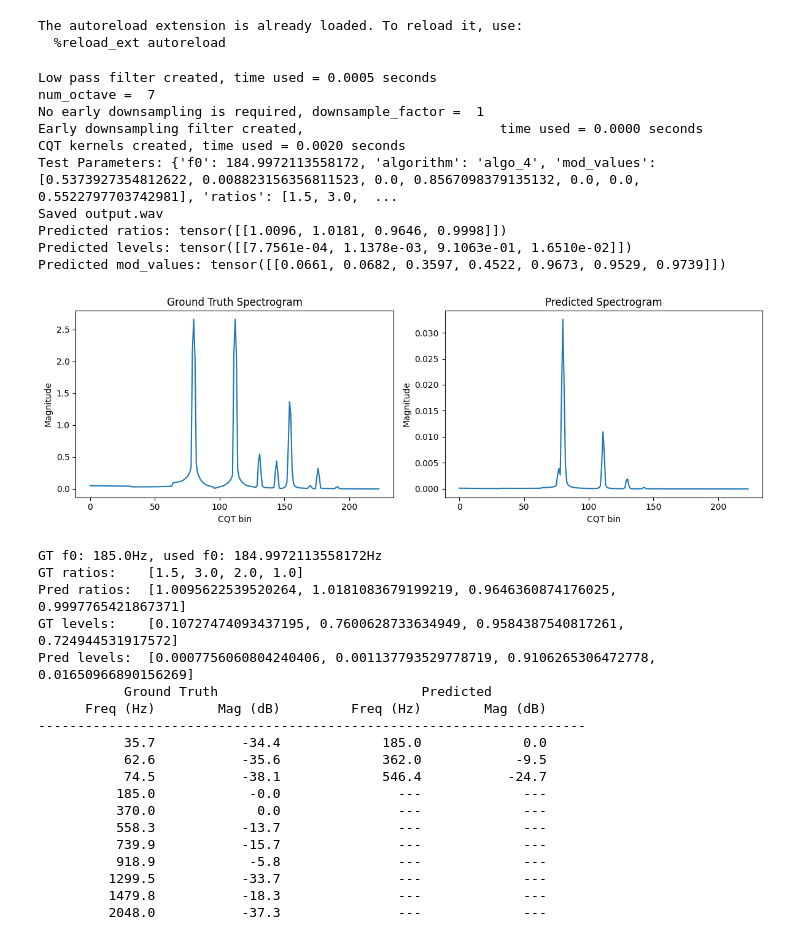
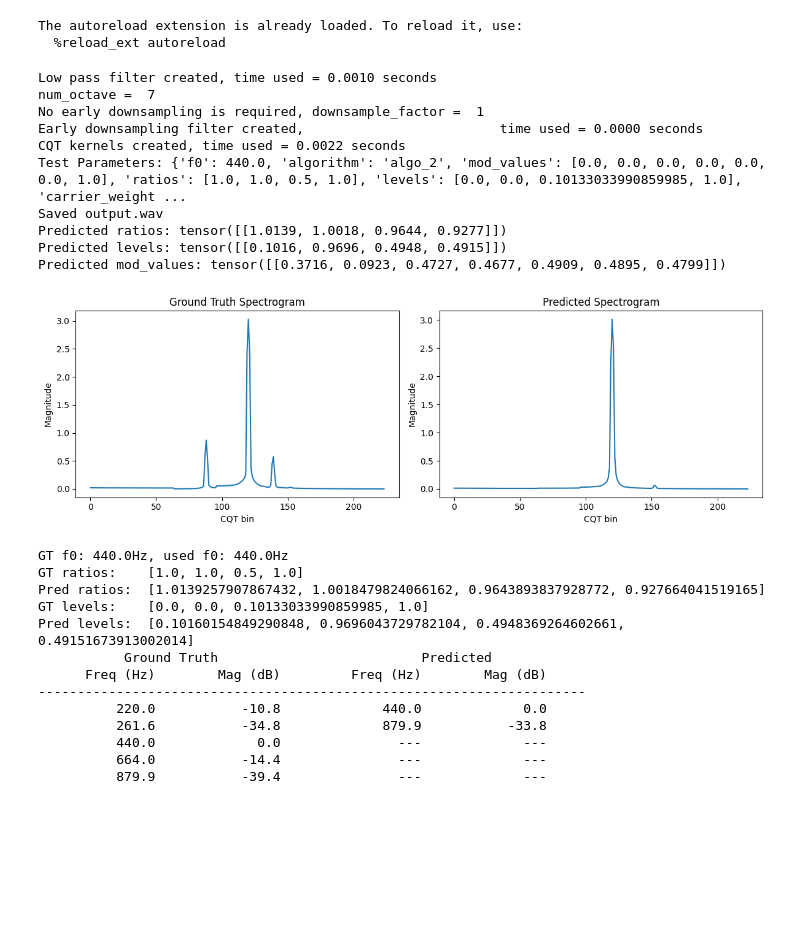
Before and after one commit to mgronberg0/FM_DDSP, a Jupyter notebook: python/notebooks/03_inferenceTest.ipynb, the cells around one changed output. Cells and saved outputs as stored; diff of their text form; code cells hidden in the pictures; blank space fills up the shorter version.

Commit message:
first training run- can identify upper harmonics but gets levels, ratios poorly

```diff
--- a/python/notebooks/03_inferenceTest.ipynb
+++ b/python/notebooks/03_inferenceTest.ipynb
@@ -39,8 +40,11 @@ bins_per_octave = 32
 n_octaves = 7
 
 # load encoder
+save_dir_pc = "B:\\TrainingData\\stage1"
+epoch = 9
+encoder_pt = os.path.join(save_dir_pc,"output",f"encoder_epoch_{epoch}.pt")
 encoder = FMEncoder(n_bins=224).to(device)
-encoder.load_state_dict(torch.load('../../data/test_run/output/encoder_epoch_8.pt',
+encoder.load_state_dict(torch.load(encoder_pt,
                                    map_location = device))
 encoder.eval()
 
@@ -50,10 +54,10 @@ cqt_transform = CQT2010v2(sr=Fs,
                           bins_per_octave = bins_per_octave).to(device)
 
 # load a target audio from the dataset
-spec = torch.load('../../data/test_run/spec_00000.pt',weights_only=False)
+spec = torch.load(os.path.join(save_dir_pc,'spec_00000.pt'),weights_only=False)
 spec = torch.tensor(spec).float().to(device)
 
-with open('../../data/test_run/params_00000.json') as f:
+with open(os.path.join(save_dir_pc,'params_00000.json')) as f:
     params = json.load(f)
     print(f"Test Parameters: {params}")
 
@@ -79,7 +83,7 @@ print("Predicted levels:", predicted['levels'])
 print("Predicted mod_values:", predicted['mod_values'])
 
 # load ground truth parameters
-with open('../../data/test_run/params_00000.json', 'r') as f:
+with open(os.path.join(save_dir_pc,f"params_00000.json"), 'r') as f:
     gt_params = json.load(f)
 
 # render ground truth audio
@@ -115,56 +119,50 @@ plt.title('Predicted Spectrogram')
 plt.xlabel('CQT bin')
 plt.ylabel('Magnitude')
 
 plt.tight_layout()
 plt.show()
 
 # print parameter comparison
 print(f"GT f0: {gt_params['f0']:.1f}Hz, used f0: {f0}Hz")
 print(f"GT ratios:    {gt_params['ratios']}")
 print(f"Pred ratios:  {predicted['ratios'][0].tolist()}")
 print(f"GT levels:    {gt_params['levels']}")
 print(f"Pred levels:  {predicted['levels'][0].tolist()}")
 
 gt_peaks, gt_freqs, gt_mags = get_peaks(gt_spec, cqt_transform)
 pred_peaks, pred_freqs, pred_mags = get_peaks(pred_spec, cqt_transform)
 
 print(f"{'Ground Truth':^35} {'Predicted':^35}")
 print(f"{'Freq (Hz)':>15} {'Mag (dB)':>15}   {'Freq (Hz)':>15} {'Mag (dB)':>15}")
 print("-" * 70)
 
 max_peaks = max(len(gt_peaks), len(pred_peaks))
 for i in range(max_peaks):
     gt_str = f"{gt_freqs[i]:>15.1f} {20*np.log10(gt_mags[i]/gt_mags.max()):>15.1f}" if i < len(gt_peaks) else f"{'---':>15} {'---':>15}"
     pred_str = f"{pred_freqs[i]:>15.1f} {20*np.log10(pred_mags[i]/pred_mags.max()):>15.1f}" if i < len(pred_peaks) else f"{'---':>15} {'---':>15}"
     print(f"{gt_str}   {pred_str}")
 # %% [output]
-Low pass filter created, time used = 0.0005 seconds
+Low pass filter created, time used = 0.0010 seconds
 num_octave =  7
 No early downsampling is required, downsample_factor =  1
 Early downsampling filter created,                         time used = 0.0000 seconds
-CQT kernels created, time used = 0.0020 seconds
-Test Parameters: {'f0': 184.9972113558172, 'algorithm': 'algo_4', 'mod_values': [0.5373927354812622, 0.008823156356811523, 0.0, 0.8567098379135132, 0.0, 0.0, 0.5522797703742981], 'ratios': [1.5, 3.0,  ...
+CQT kernels created, time used = 0.0022 seconds
+Test Parameters: {'f0': 440.0, 'algorithm': 'algo_2', 'mod_values': [0.0, 0.0, 0.0, 0.0, 0.0, 0.0, 1.0], 'ratios': [1.0, 1.0, 0.5, 1.0], 'levels': [0.0, 0.0, 0.10133033990859985, 1.0], 'carrier_weight ...
 Saved output.wav
-Predicted ratios: tensor([[1.0096, 1.0181, 0.9646, 0.9998]])
-Predicted levels: tensor([[7.7561e-04, 1.1378e-03, 9.1063e-01, 1.6510e-02]])
-Predicted mod_values: tensor([[0.0661, 0.0682, 0.3597, 0.4522, 0.9673, 0.9529, 0.9739]])
+Predicted ratios: tensor([[1.0139, 1.0018, 0.9644, 0.9277]])
+Predicted levels: tensor([[0.1016, 0.9696, 0.4948, 0.4915]])
+Predicted mod_values: tensor([[0.3716, 0.0923, 0.4727, 0.4677, 0.4909, 0.4895, 0.4799]])
-[figure, old version]
+[figure, new version]
-GT f0: 185.0Hz, used f0: 184.9972113558172Hz
-GT ratios:    [1.5, 3.0, 2.0, 1.0]
-Pred ratios:  [1.0095622539520264, 1.0181083679199219, 0.9646360874176025, 0.9997765421867371]
-GT levels:    [0.10727474093437195, 0.7600628733634949, 0.9584387540817261, 0.724944531917572]
-Pred levels:  [0.0007756060804240406, 0.001137793529778719, 0.9106265306472778, 0.01650966890156269]
+GT f0: 440.0Hz, used f0: 440.0Hz
+GT ratios:    [1.0, 1.0, 0.5, 1.0]
+Pred ratios:  [1.0139257907867432, 1.0018479824066162, 0.9643893837928772, 0.927664041519165]
+GT levels:    [0.0, 0.0, 0.10133033990859985, 1.0]
+Pred levels:  [0.10160154849290848, 0.9696043729782104, 0.4948369264602661, 0.49151673913002014]
            Ground Truth                          Predicted
       Freq (Hz)        Mag (dB)         Freq (Hz)        Mag (dB)
 ----------------------------------------------------------------------
-           35.7           -34.4             185.0             0.0
-           62.6           -35.6             362.0            -9.5
-           74.5           -38.1             546.4           -24.7
-          185.0            -0.0               ---             ---
-          370.0             0.0               ---             ---
-          558.3           -13.7               ---             ---
-          739.9           -15.7               ---             ---
-          918.9            -5.8               ---             ---
-         1299.5           -33.7               ---             ---
-         1479.8           -18.3               ---             ---
-         2048.0           -37.3               ---             ---
+          220.0           -10.8             440.0             0.0
+          261.6           -34.8             879.9           -33.8
+          440.0             0.0               ---             ---
+          664.0           -14.4               ---             ---
+          879.9           -39.4               ---             ---
```
Also changed, not shown: parts of 1 cell of this notebook, 4 other files.
